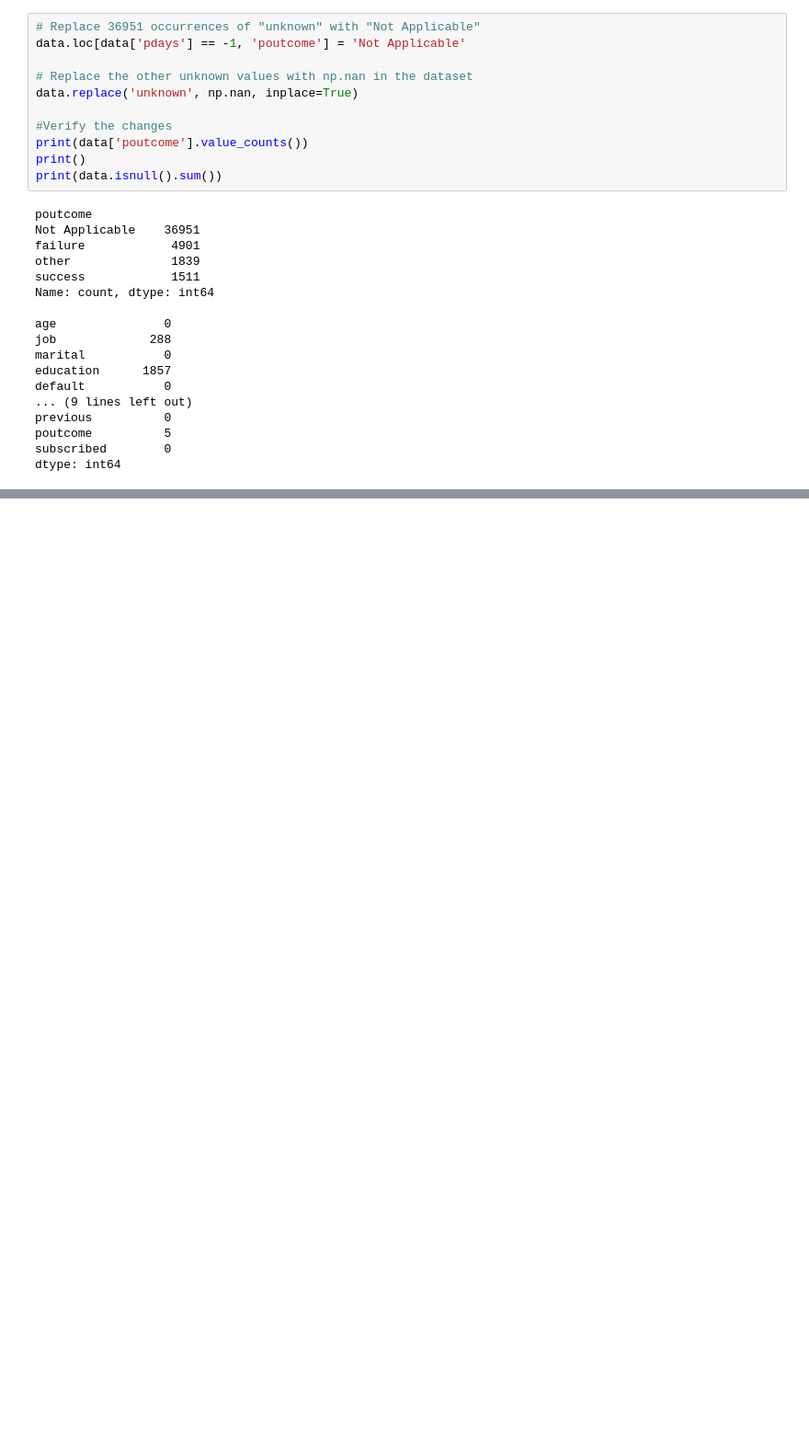
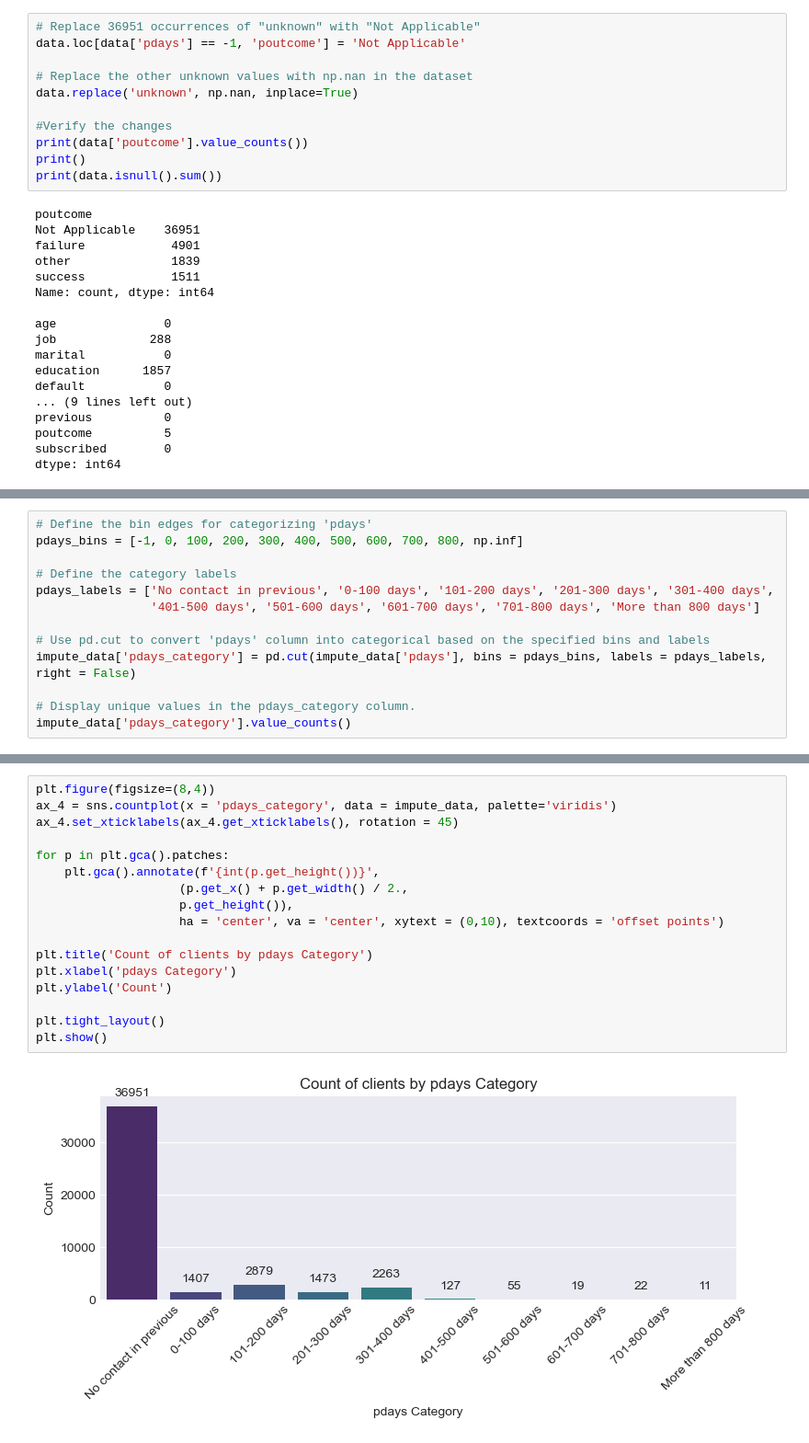
Before and after one commit to Maullin1996/python_data_cience, a Jupyter notebook: bank_Marketing.ipynb, the cells around one changed output, grey strips where cells are left out. Shown at 92% size. Saved outputs shown, nothing was run; the diff lists cells and outputs as text; blank space fills up the shorter version.

```diff
--- a/bank_Marketing.ipynb
+++ b/bank_Marketing.ipynb
@@ -392,0 +580,13 @@ dtype: int64
+# %%
+# Define the bin edges for categorizing 'pdays'
+pdays_bins = [-1, 0, 100, 200, 300, 400, 500, 600, 700, 800, np.inf]
+
+# Define the category labels
+pdays_labels = ['No contact in previous', '0-100 days', '101-200 days', '201-300 days', '301-400 days',
+                '401-500 days', '501-600 days', '601-700 days', '701-800 days', 'More than 800 days']
+
+# Use pd.cut to convert 'pdays' column into categorical based on the specified bins and labels
+impute_data['pdays_category'] = pd.cut(impute_data['pdays'], bins = pdays_bins, labels = pdays_labels, right = False)
+
+# Display unique values in the pdays_category column.
+impute_data['pdays_category'].value_counts()
@@ -392,0 +606,19 @@ dtype: int64
+# %%
+plt.figure(figsize=(8,4))
+ax_4 = sns.countplot(x = 'pdays_category', data = impute_data, palette='viridis')
+ax_4.set_xticklabels(ax_4.get_xticklabels(), rotation = 45)
+
+for p in plt.gca().patches:
+    plt.gca().annotate(f'{int(p.get_height())}',
+                    (p.get_x() + p.get_width() / 2.,
+                    p.get_height()),
+                    ha = 'center', va = 'center', xytext = (0,10), textcoords = 'offset points')
+
+plt.title('Count of clients by pdays Category')
+plt.xlabel('pdays Category')
+plt.ylabel('Count')
+
+plt.tight_layout()
+plt.show()
+# %% [output]
+[figure, added]
```
Also changed, not shown: parts of 37 cells of this notebook.
